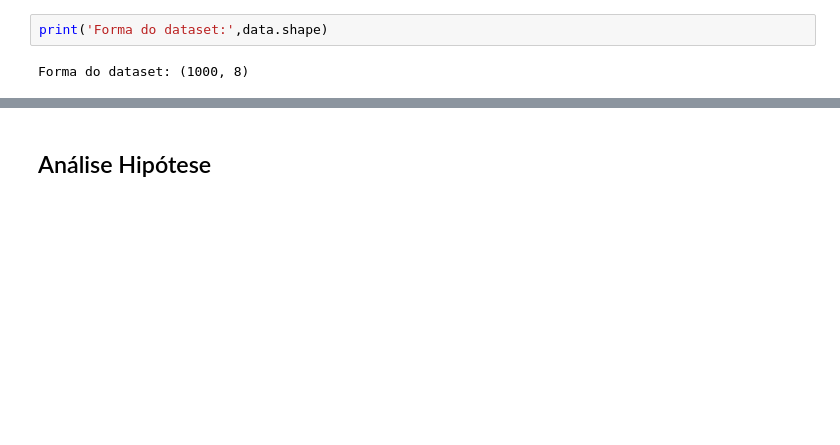
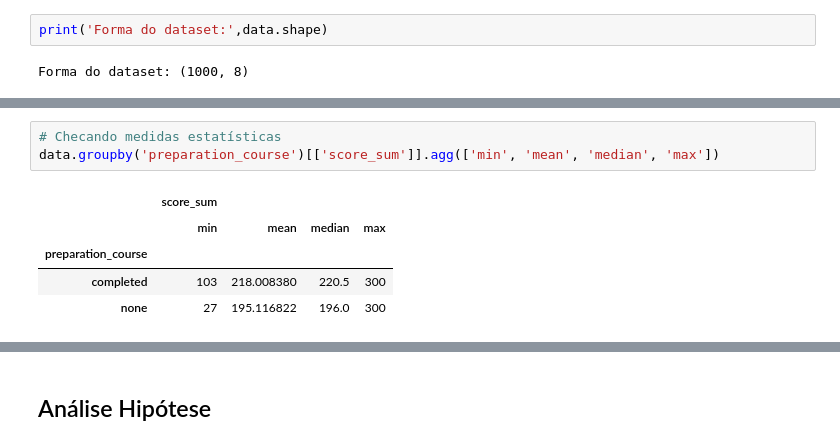
Before and after one commit to tainahguerras/Estatistica-ADA-Santander, a Jupyter notebook: projeto_estatistico.ipynb, the cells around one changed output, grey strips where cells are left out. Cells and saved outputs as stored; diff of their text form; blank space fills up the shorter version.

```diff
--- a/projeto_estatistico.ipynb
+++ b/projeto_estatistico.ipynb
@@ -140,0 +129,9 @@ def create_histogram(data, title = '', xlabel = '', ylabel = '', size = (8,4)):
+# %%
+# Checando medidas estatísticas
+data.groupby('preparation_course')[['score_sum']].agg(['min', 'mean', 'median', 'max'])
+# %% [output]
+|  | score_sum |  |  |  |
+|  | min | mean | median | max |
+| preparation_course |  |  |  |  |
+| completed | 103 | 218.008380 | 220.5 | 300 |
+| none | 27 | 195.116822 | 196.0 | 300 |
```
Also changed, not shown: parts of 37 cells of this notebook, 3 other files.
